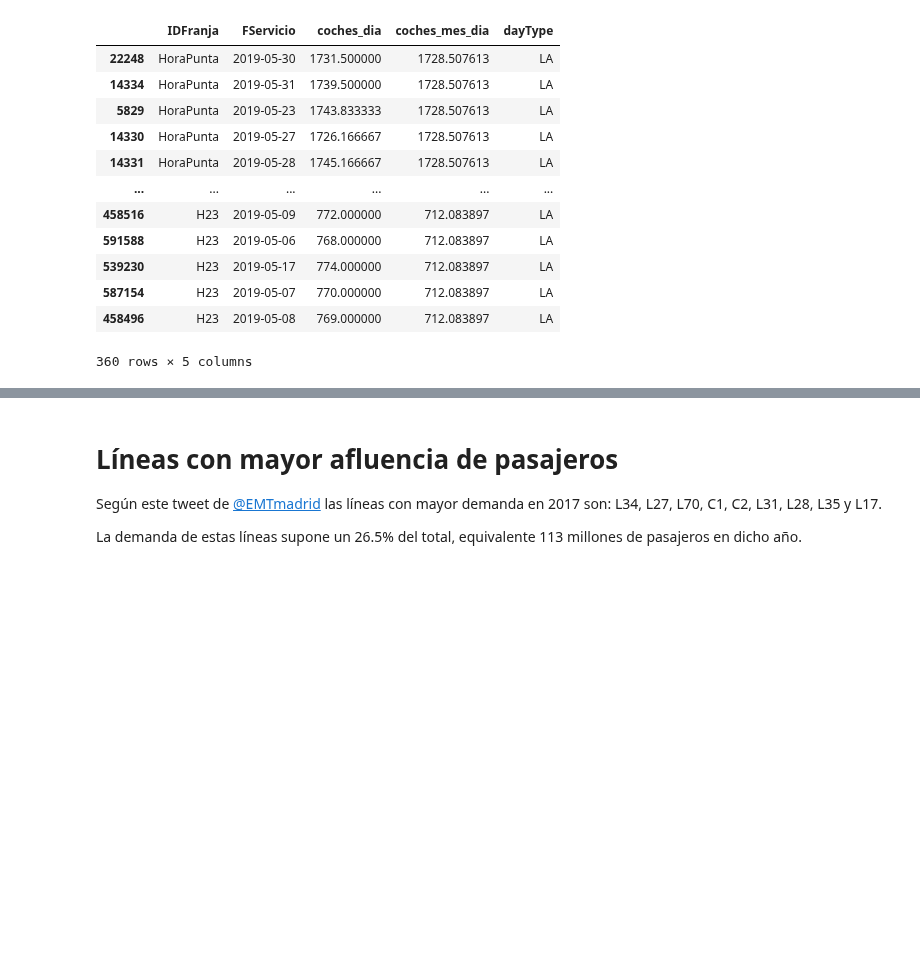
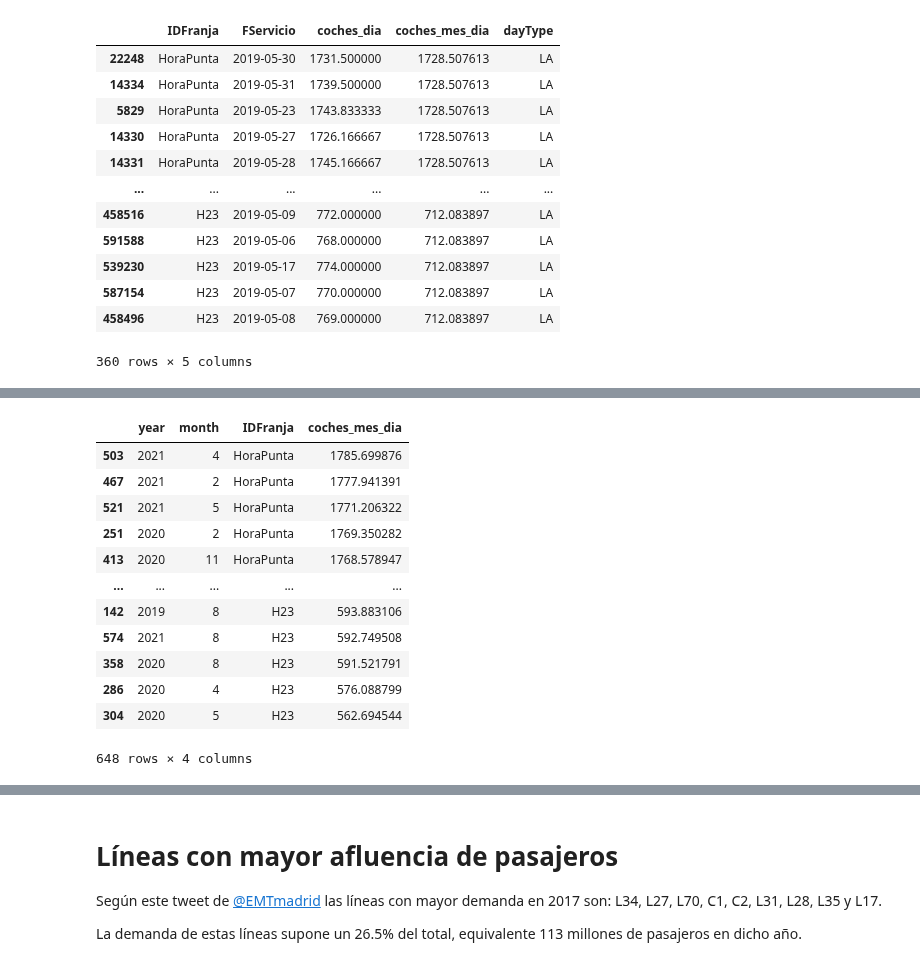
Before and after one commit to nacholopex/emt_madrid, a Jupyter notebook: 2022_emt_evolucion.ipynb, the cells around one changed output, grey strips where cells are left out. Cells and saved outputs as stored; diff of their text form; code cells hidden in the pictures; blank space fills up the shorter version.

```diff
--- a/2022_emt_evolucion.ipynb
+++ b/2022_emt_evolucion.ipynb
@@ -161,3 +123,6 @@ oferta.loc[(oferta['fechaCorta']=="mayo.2019") & (oferta['IDFranja'].isin(HORAS_
 | 587154 | H23 | 2019-05-07 | 770.000000 | 712.083897 | LA |
 | 458496 | H23 | 2019-05-08 | 769.000000 | 712.083897 | LA |
 360 rows × 5 columns
+# %%
+oferta_ymf = oferta.loc[oferta['IDFranja'].isin(HORAS_DIURNAS),['IDFranja','month','year','coches_mes_dia']].set_index(['year','month','IDFranja']).drop_duplicates().copy()
+oferta_ymf
@@ -163,0 +144,18 @@ oferta.loc[(oferta['fechaCorta']=="mayo.2019") & (oferta['IDFranja'].isin(HORAS_
+# %%
+oferta_ymf = oferta_ymf.reset_index().copy()
+# %%
+oferta_ymf.sort_values(by=['coches_mes_dia'],ascending=False)
+# %% [output]
+|  | year | month | IDFranja | coches_mes_dia |
+| 503 | 2021 | 4 | HoraPunta | 1785.699876 |
+| 467 | 2021 | 2 | HoraPunta | 1777.941391 |
+| 521 | 2021 | 5 | HoraPunta | 1771.206322 |
+| 251 | 2020 | 2 | HoraPunta | 1769.350282 |
+| 413 | 2020 | 11 | HoraPunta | 1768.578947 |
+| ... | ... | ... | ... | ... |
+| 142 | 2019 | 8 | H23 | 593.883106 |
+| 574 | 2021 | 8 | H23 | 592.749508 |
+| 358 | 2020 | 8 | H23 | 591.521791 |
+| 286 | 2020 | 4 | H23 | 576.088799 |
+| 304 | 2020 | 5 | H23 | 562.694544 |
+648 rows × 4 columns
```
Also changed, not shown: parts of 6 cells of this notebook, 2 other files.
